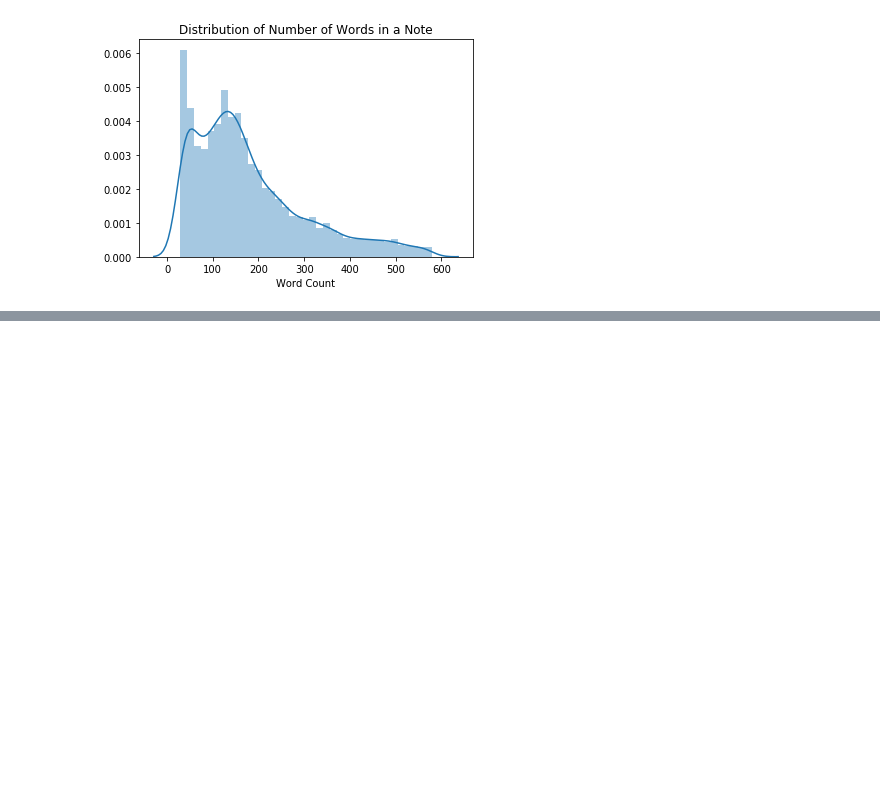
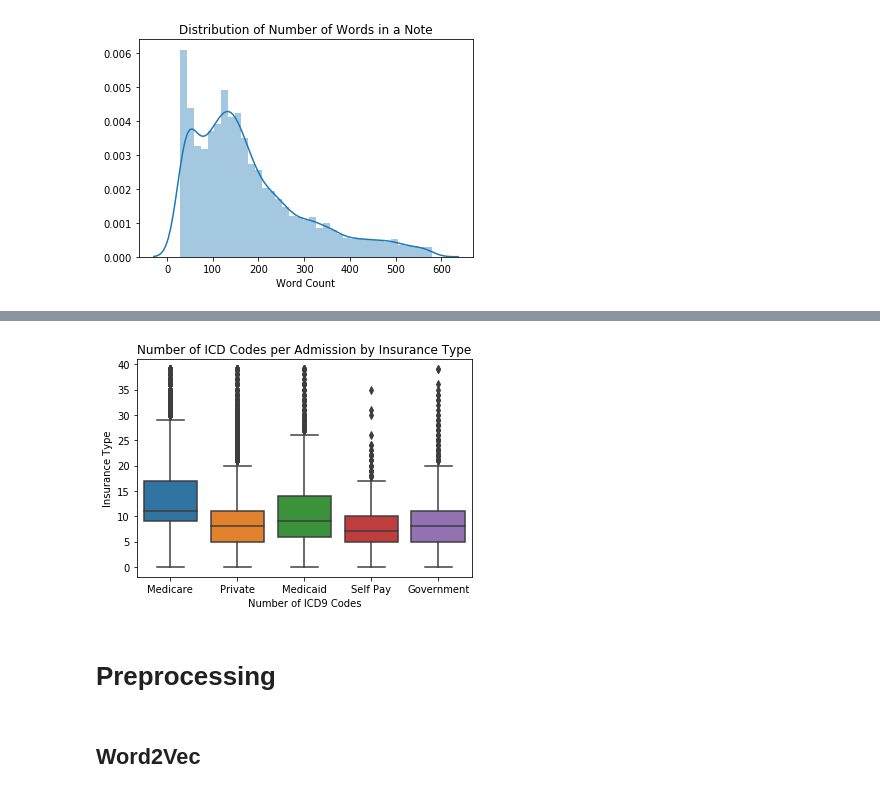
Before and after one commit to cccdenhart/icd-tagging, a Jupyter notebook: report.ipynb, the cells around one changed output, grey strips where cells are left out. Drawn from its saved outputs; the diff is of its cells as text; code cells hidden in the pictures; blank space fills up the shorter version.

```diff
--- a/report.ipynb
+++ b/report.ipynb
@@ -335,0 +122,12 @@ counts = class_counts(y_preds[2], y_test, top_level_roots)
+# %%
+# read data
+with get_conn() as conn:
+    cursor = conn.cursor()
+    query = """
+    select admissions.hadm_id as adm_id, count(diagnoses_icd.icd9_code) as icd, array_agg(admissions.insurance)[1] as insurance
+    from mimiciii.admissions as admissions
+    join mimiciii.diagnoses_icd as diagnoses_icd
+    on admissions.hadm_id = diagnoses_icd.hadm_id
+    group by admissions.hadm_id;
+    """
+    insur_icd_df = as_pandas(cursor.execute(query))
@@ -335,0 +143,11 @@ counts = class_counts(y_preds[2], y_test, top_level_roots)
+# %%
+ax = sns.boxplot(x="insurance", y="icd", data=insur_icd_df)
+ax.set(xlabel="Number of ICD9 Codes",
+       ylabel="Insurance Type",
+       title="Number of ICD Codes per Admission by Insurance Type")
+plt.savefig("images/insurance.png")
+plt.show()
+# %% [output]
+[figure, added]
+# %% [markdown]
+# Preprocessing
@@ -335,0 +169,2 @@ counts = class_counts(y_preds[2], y_test, top_level_roots)
+# %% [markdown]
+## Word2Vec
```
Also changed, not shown: parts of 83 cells of this notebook, 5 other files.
